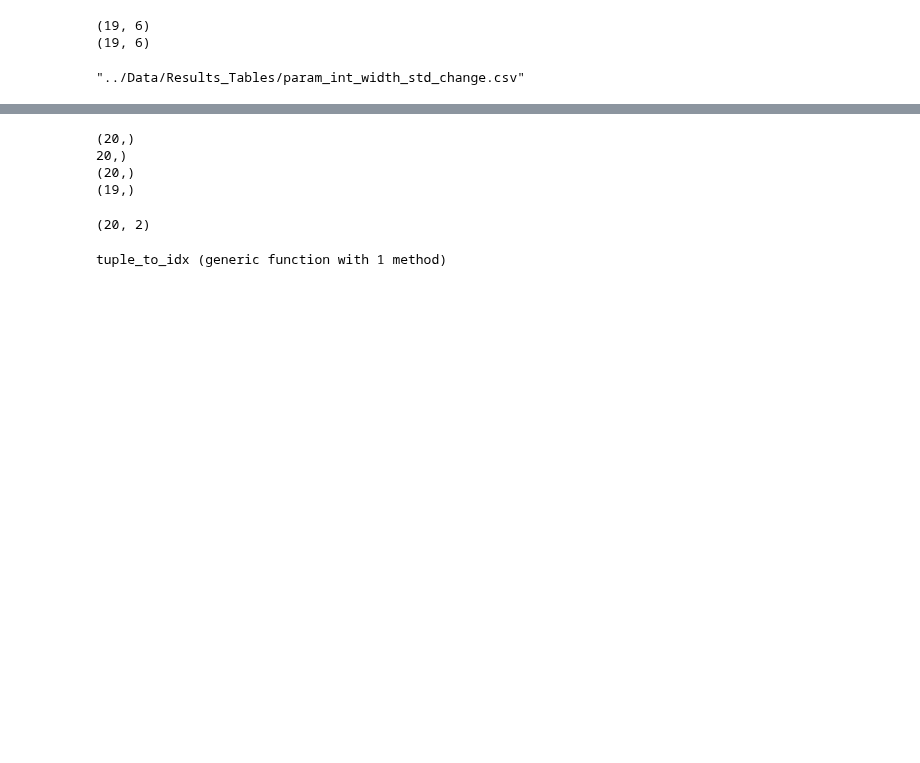
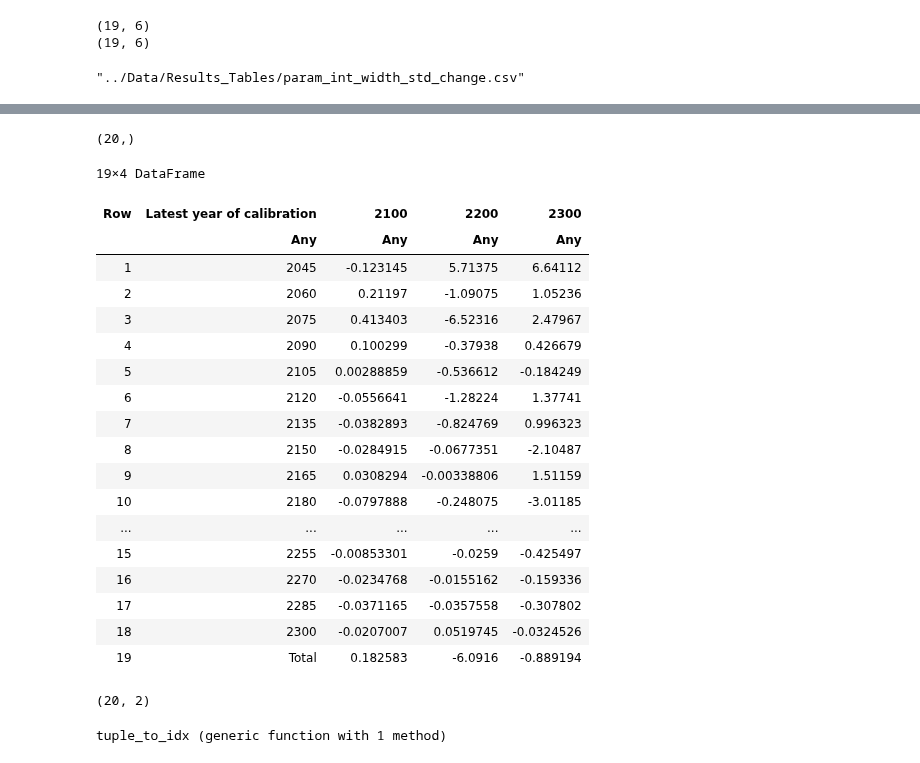
Before and after one commit to zlzerbe/Amery_Future_Learning_Study, a Jupyter notebook: Computational_Notebooks/Learning_Tables.ipynb, the cells around one changed output, grey strips where cells are left out. Saved outputs shown, nothing was run; the diff lists cells and outputs as text; code cells hidden in the pictures; blank space fills up the shorter version.

Commit message:
Added code for making tables of SLR learning data

```diff
--- a/Computational_Notebooks/Learning_Tables.ipynb
+++ b/Computational_Notebooks/Learning_Tables.ipynb
@@ -252,31 +253,47 @@ println(size(avg_widths))
+# %%
+println(size(all_Δ_widths[1]))
+# %% [output]
+(20,)
 # %%
-# Load the present day posteriors
-present_projections = JLD2.load("../Data/Projection_Data/2015_SLR_Projections.jld2","present2015_post_mm_ssp5")
-present_lower = quantile(present_projections[proj_yr_idx,:], 0.05)
-present_upper = quantile(present_projections[proj_yr_idx,:], 0.95)
-present_width = present_upper - present_lower
 
-bounds_w_present = vcat([present_lower;; present_upper], avg_bounds)
-println(size(width_change))
-slr_tuple_bounds = [(bounds_w_present[i,1],bounds_w_present[i,2]) for i in 1:length(bounds_w_present[:,1])]
-widths_w_present = vcat([present_width], avg_widths);
-println(size(width_change))
 
-width_change = vcat(
-    widths_w_present[2:end] .- widths_w_present[1:end-1],
-    widths_w_present[end] - widths_w_present[1]
-)
-println(size(width_change))
+bounds_w_years = hcat(cal_years, reduce(hcat, all_bounds))
+widths_w_years = hcat(cal_years, reduce(hcat, all_widths))
+Δ_width_w_years = hcat( vcat(cal_years[2:end], "Total") , reduce(hcat, all_Δ_widths) )
+std_w_years = hcat( cal_years[2:end], reduce(hcat, all_std ) )
+Δ_std_w_years = hcat(vcat(cal_years[3:end], "Total"), reduce(hcat, all_Δ_std))
 
-std_width_change = vcat(
-    std_widths[2:end] .- std_widths[1:end-1],
-    std_widths[end] - std_widths[1]
-)
+names = ["Latest year of calibration","2100", "2200","2300"]
 
-println(size(std_width_change))
+df_bounds = DataFrame(bounds_w_years, names)
+df_widths = DataFrame(widths_w_years, names)
+df_std = DataFrame(std_w_years, names)
+df_Δ_width = DataFrame(Δ_width_w_years, names)
+df_Δ_std   = DataFrame(Δ_std_w_years, names)
+
+# CSV.write("../Data/Parameter_Learning_Tables/param_ninety_percent_bounds.csv",df_bounds)
+# CSV.write("../Data/Parameter_Learning_Tables/param_ninety_percent_widths.csv",df_widths)
+# CSV.write("../Data/Parameter_Learning_Tables/param_ninety_percent_std.csv",df_std)
+# CSV.write("../Data/Parameter_Learning_Tables/param_int_width_change.csv",df_Δ_width)
+# CSV.write("../Data/Parameter_Learning_Tables/param_int_width_std_change.csv",df_Δ_std)
 # %% [output]
-(20,)
-20,)
-(20,)
-(19,)
+19×4 DataFrame
+| Row | Latest year of calibration | 2100 | 2200 | 2300 |
+|  | Any | Any | Any | Any |
+| 1 | 2045 | -0.123145 | 5.71375 | 6.64112 |
+| 2 | 2060 | 0.21197 | -1.09075 | 1.05236 |
+| 3 | 2075 | 0.413403 | -6.52316 | 2.47967 |
+| 4 | 2090 | 0.100299 | -0.37938 | 0.426679 |
+| 5 | 2105 | 0.00288859 | -0.536612 | -0.184249 |
+| 6 | 2120 | -0.0556641 | -1.28224 | 1.37741 |
+| 7 | 2135 | -0.0382893 | -0.824769 | 0.996323 |
+| 8 | 2150 | -0.0284915 | -0.0677351 | -2.10487 |
+| 9 | 2165 | 0.0308294 | -0.00338806 | 1.51159 |
+| 10 | 2180 | -0.0797888 | -0.248075 | -3.01185 |
+| ... | ... | ... | ... | ... |
+| 15 | 2255 | -0.00853301 | -0.0259 | -0.425497 |
+| 16 | 2270 | -0.0234768 | -0.0155162 | -0.159336 |
+| 17 | 2285 | -0.0371165 | -0.0357558 | -0.307802 |
+| 18 | 2300 | -0.0207007 | 0.0519745 | -0.0324526 |
+| 19 | Total | 0.182583 | -6.0916 | -0.889194 |
 # %%
```
Also changed, not shown: parts of 3 cells of this notebook.
